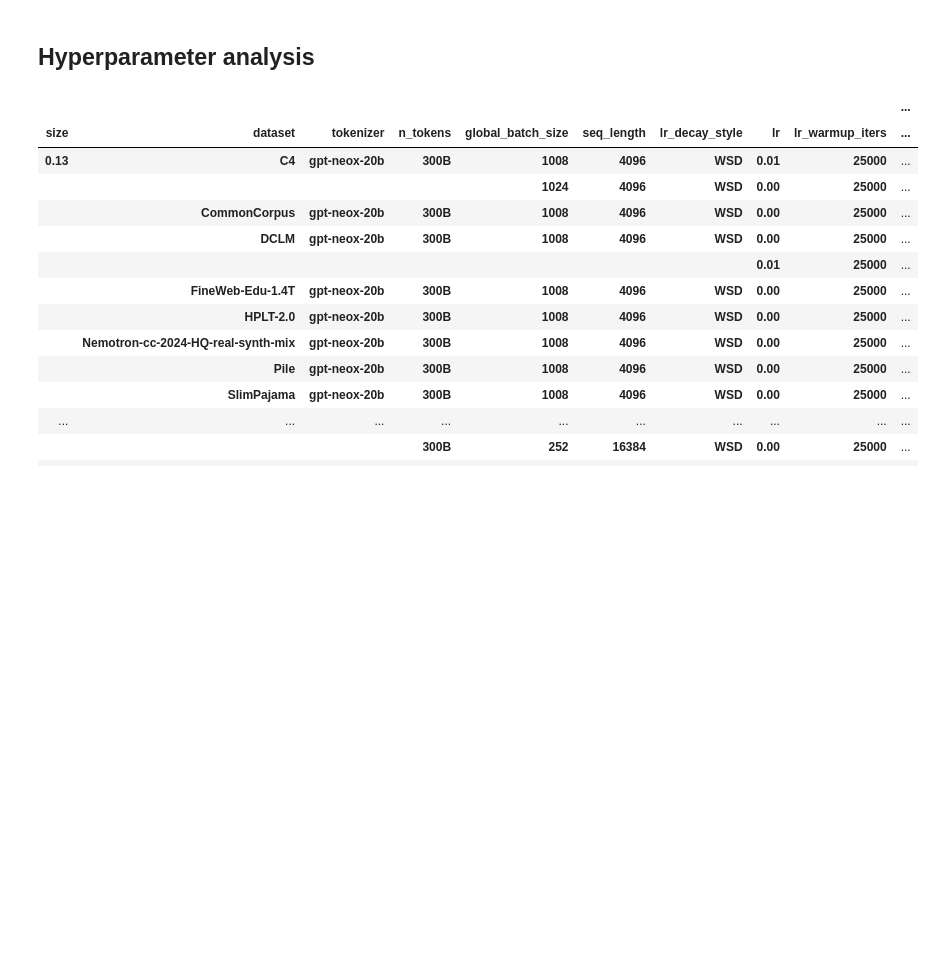
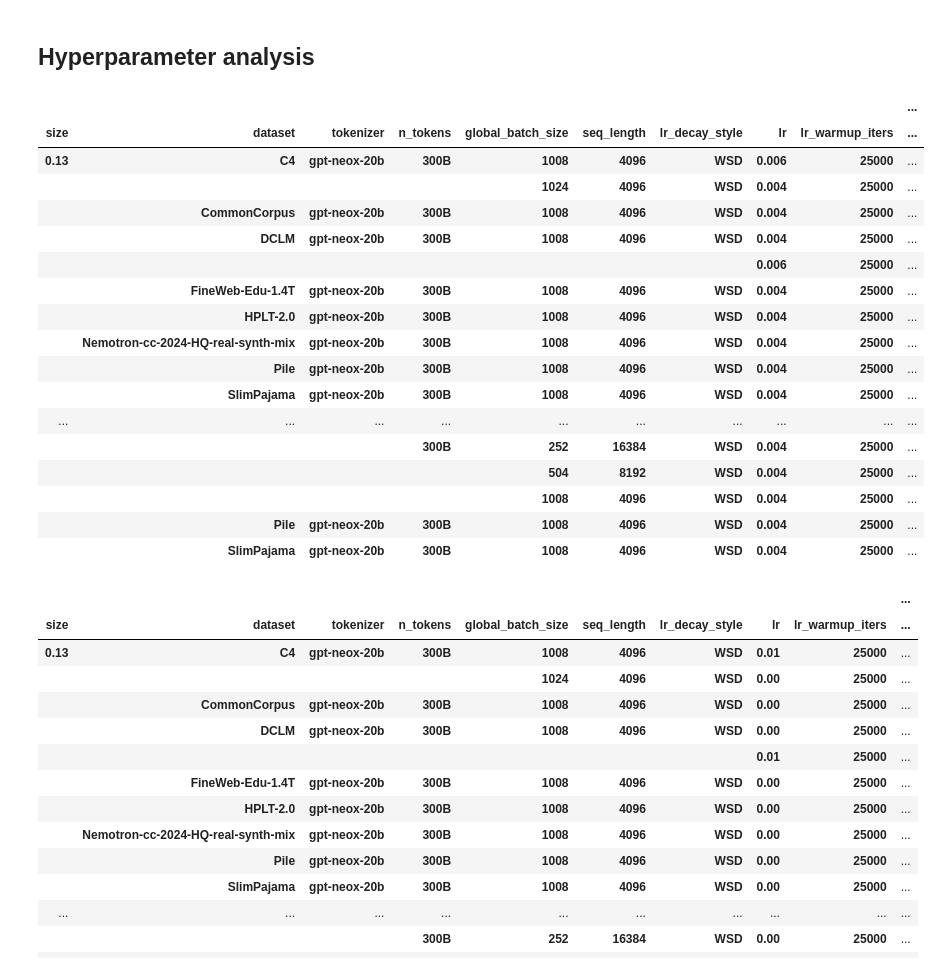
Before and after one commit to OpenEuroLLM/notebooks, a Jupyter notebook: plot_results_release/evaluation-analysis.ipynb, the cells around one changed output. Saved outputs shown, nothing was run; the diff lists cells and outputs as text; code cells hidden in the pictures; blank space fills up the shorter version.

```diff
--- a/plot_results_release/evaluation-analysis.ipynb
+++ b/plot_results_release/evaluation-analysis.ipynb
@@ -275,6 +275,27 @@ hp_cols = [
  'lr_decay_style',
  'lr',
  'lr_warmup_iters']
+# %%
+df_all.groupby(["size", "dataset", "tokenizer", "n_tokens", "global_batch_size", "seq_length", "lr_decay_style", "lr", "lr_warmup_iters"]).count()
+# %% [output]
+|  |  |  |  |  |  |  |  |  | ... |
+| size | dataset | tokenizer | n_tokens | global_batch_size | seq_length | lr_decay_style | lr | lr_warmup_iters | ... |
+| 0.13 | C4 | gpt-neox-20b | 300B | 1008 | 4096 | WSD | 0.006 | 25000 | ... |
+|  |  |  |  | 1024 | 4096 | WSD | 0.004 | 25000 | ... |
+|  | CommonCorpus | gpt-neox-20b | 300B | 1008 | 4096 | WSD | 0.004 | 25000 | ... |
+|  | DCLM | gpt-neox-20b | 300B | 1008 | 4096 | WSD | 0.004 | 25000 | ... |
+|  |  |  |  |  |  |  | 0.006 | 25000 | ... |
+|  | FineWeb-Edu-1.4T | gpt-neox-20b | 300B | 1008 | 4096 | WSD | 0.004 | 25000 | ... |
+|  | HPLT-2.0 | gpt-neox-20b | 300B | 1008 | 4096 | WSD | 0.004 | 25000 | ... |
+|  | Nemotron-cc-2024-HQ-real-synth-mix | gpt-neox-20b | 300B | 1008 | 4096 | WSD | 0.004 | 25000 | ... |
+|  | Pile | gpt-neox-20b | 300B | 1008 | 4096 | WSD | 0.004 | 25000 | ... |
+|  | SlimPajama | gpt-neox-20b | 300B | 1008 | 4096 | WSD | 0.004 | 25000 | ... |
+| ... | ... | ... | ... | ... | ... | ... | ... | ... | ... |
+|  |  |  | 300B | 252 | 16384 | WSD | 0.004 | 25000 | ... |
+|  |  |  |  | 504 | 8192 | WSD | 0.004 | 25000 | ... |
+|  |  |  |  | 1008 | 4096 | WSD | 0.004 | 25000 | ... |
+|  | Pile | gpt-neox-20b | 300B | 1008 | 4096 | WSD | 0.004 | 25000 | ... |
+|  | SlimPajama | gpt-neox-20b | 300B | 1008 | 4096 | WSD | 0.004 | 25000 | ... |
 # %%
 df_all.groupby(["size", "dataset", "tokenizer", "n_tokens", "global_batch_size", "seq_length", "lr_decay_style", "lr", "lr_warmup_iters"]).count()
 # %% [output]
```
Also changed, not shown: 4 other files.
